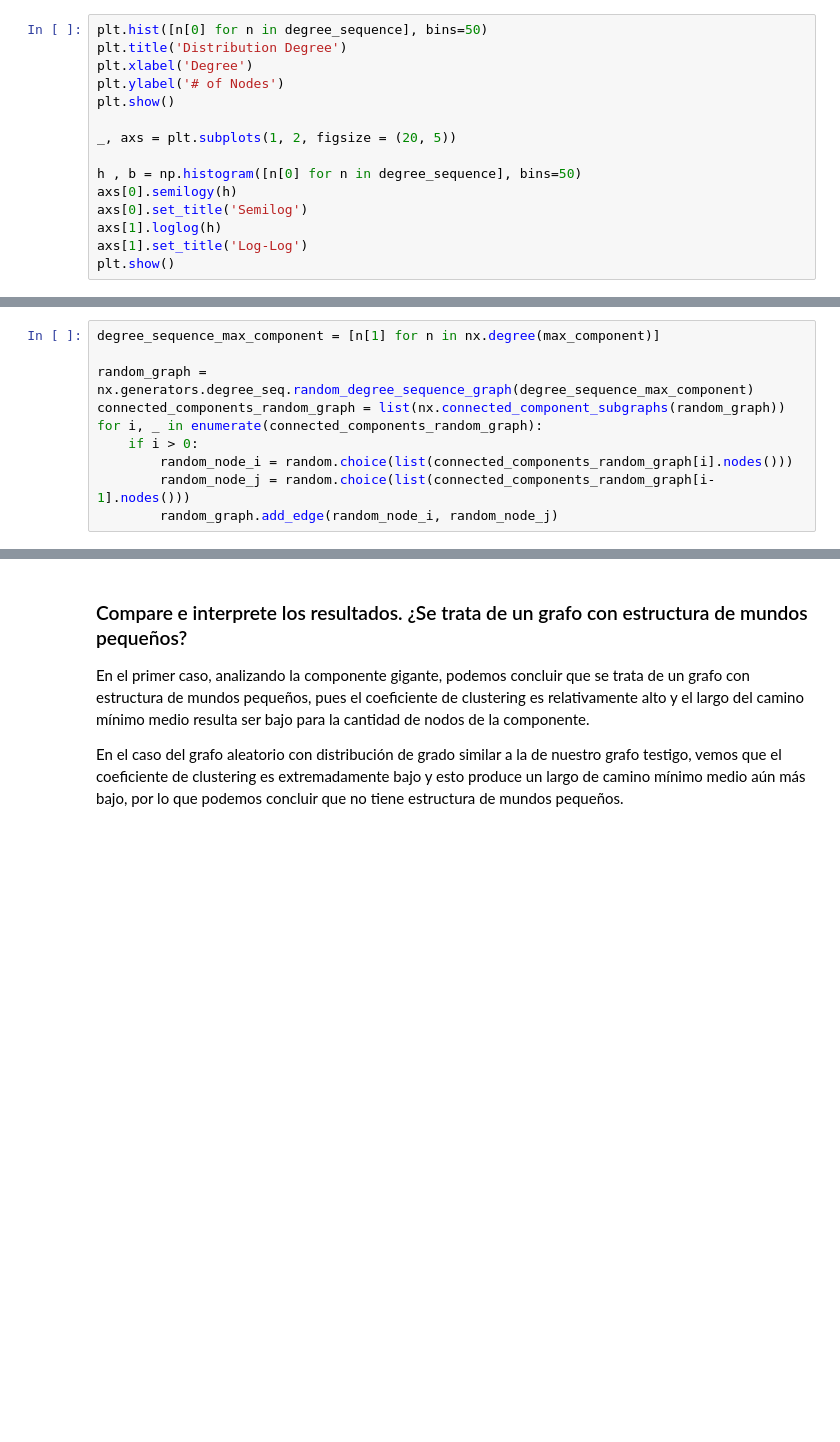
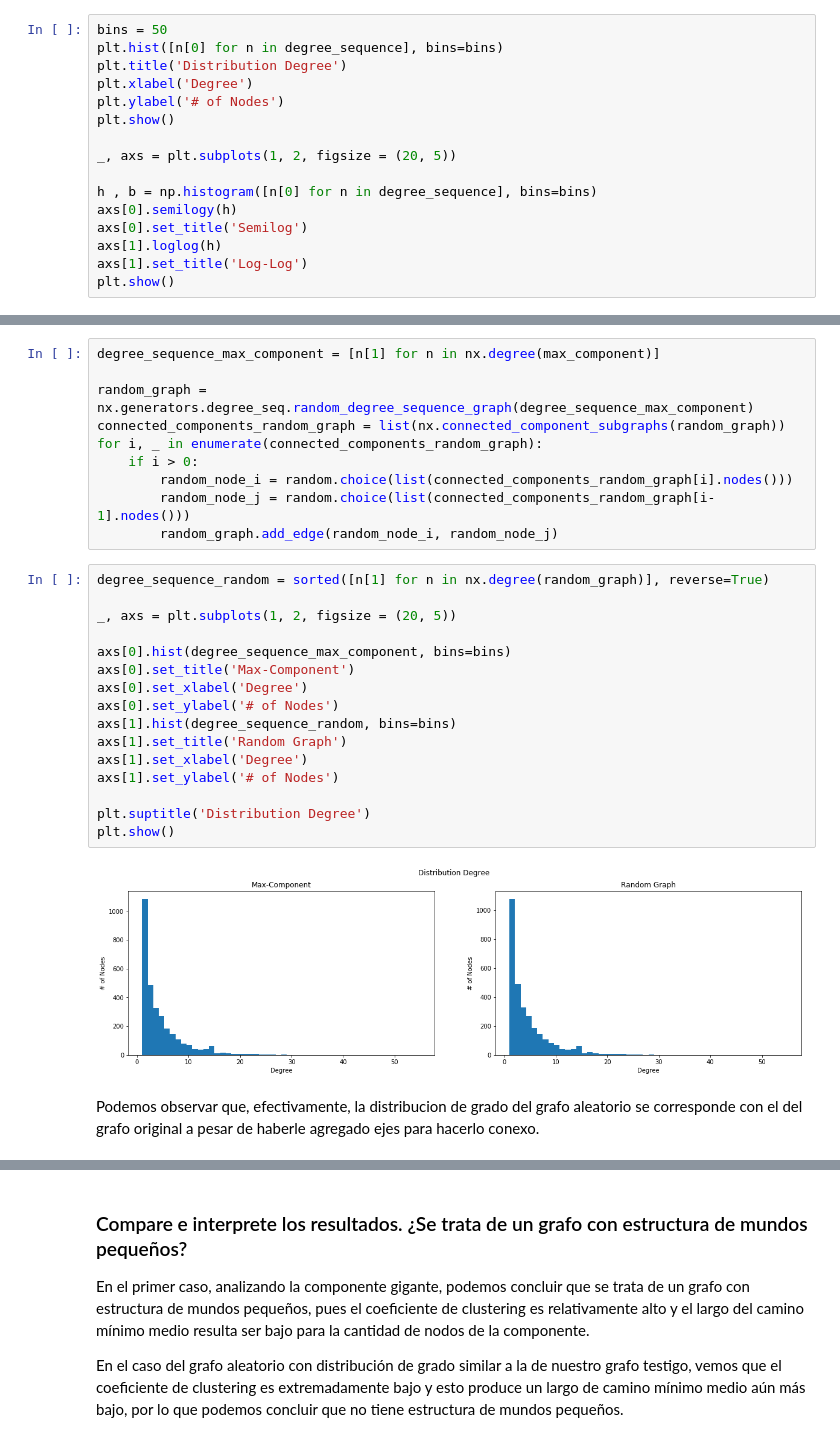
Before and after one commit to santiago-mb/data-science, a Jupyter notebook: wip/tp4/tp4.ipynb, the cells around one changed output, grey strips where cells are left out. Saved outputs shown, nothing was run; the diff lists cells and outputs as text; blank space fills up the shorter version.

Commit message:
agrego histogramas de random vs max component

```diff
--- a/wip/tp4/tp4.ipynb
+++ b/wip/tp4/tp4.ipynb
@@ -56,7 +58,8 @@ Número de aristas: 7920
 # %% [markdown]
 ## Grafique la distribución del grado de los autores, en escalas lineales, semilogarítmica, y log-log
 # %%
-plt.hist([n[0] for n in degree_sequence], bins=50)
+bins = 50
+plt.hist([n[0] for n in degree_sequence], bins=bins)
 plt.title('Distribution Degree')
 plt.xlabel('Degree')
 plt.ylabel('# of Nodes')
@@ -64,7 +67,7 @@ plt.show()
 
 _, axs = plt.subplots(1, 2, figsize = (20, 5))
 
-h , b = np.histogram([n[0] for n in degree_sequence], bins=50)
+h , b = np.histogram([n[0] for n in degree_sequence], bins=bins)
 axs[0].semilogy(h)
 axs[0].set_title('Semilog')
 axs[1].loglog(h)
@@ -234,6 +237,26 @@ for i, _ in enumerate(connected_components_random_graph):
         random_node_i = random.choice(list(connected_components_random_graph[i].nodes()))
         random_node_j = random.choice(list(connected_components_random_graph[i-1].nodes()))
         random_graph.add_edge(random_node_i, random_node_j)
+# %%
+degree_sequence_random = sorted([n[1] for n in nx.degree(random_graph)], reverse=True)
+
+_, axs = plt.subplots(1, 2, figsize = (20, 5))
+
+axs[0].hist(degree_sequence_max_component, bins=bins)
+axs[0].set_title('Max-Component')
+axs[0].set_xlabel('Degree')
+axs[0].set_ylabel('# of Nodes')
+axs[1].hist(degree_sequence_random, bins=bins)
+axs[1].set_title('Random Graph')
+axs[1].set_xlabel('Degree')
+axs[1].set_ylabel('# of Nodes')
+
+plt.suptitle('Distribution Degree')
+plt.show()
+# %% [output]
+[figure, added]
+# %% [markdown]
+Podemos observar que, efectivamente, la distribucion de grado del grafo aleatorio se corresponde con el del grafo original a pesar de haberle agregado ejes para hacerlo conexo.
 # %%
 random_graph_avg_clustering = approximation.clustering_coefficient.average_clustering(random_graph)
 random_graph_avg_shortest_path = nx.algorithms.shortest_paths.generic.average_shortest_path_length(random_graph)
```
Also changed, not shown: parts of 6 cells of this notebook.
